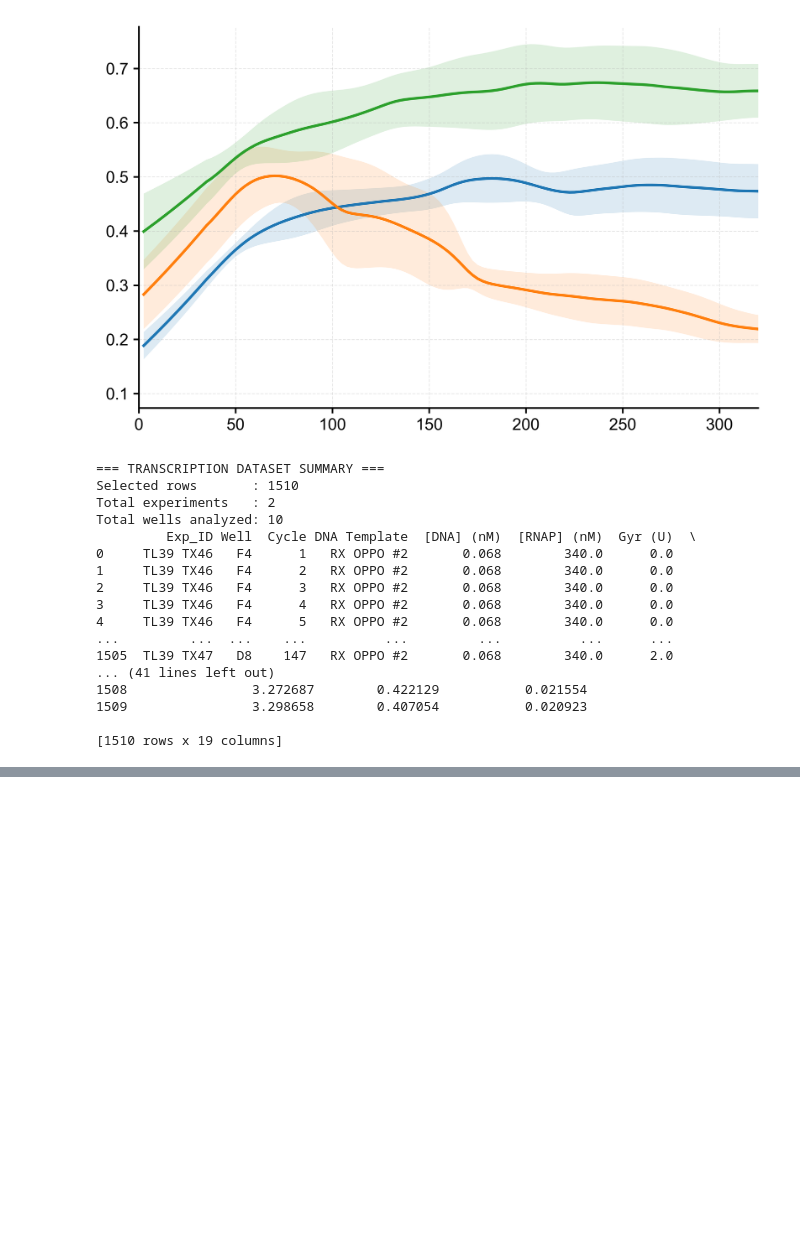
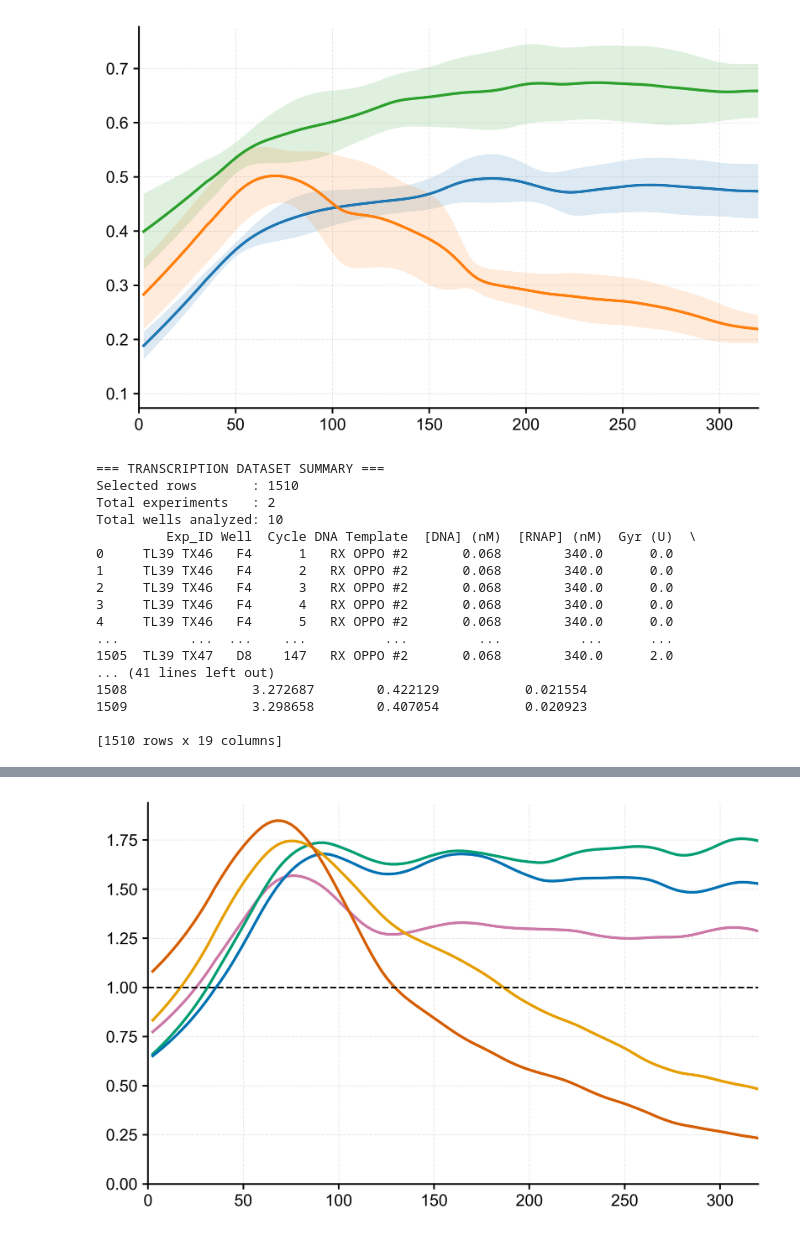
Before and after one commit to timothe-lucas/invitro-transcription-and-supercoiling, a Jupyter notebook: notebooks/03_TX_analysis.ipynb, the cells around one changed output, grey strips where cells are left out. Saved outputs shown, nothing was run; the diff lists cells and outputs as text; code cells hidden in the pictures; blank space fills up the shorter version.

```diff
--- a/notebooks/03_TX_analysis.ipynb
+++ b/notebooks/03_TX_analysis.ipynb
@@ -854,0 +988,89 @@ KeyError: 'Gyr (U)'
+# %%
+fig, ax = plt.subplots(figsize=(7, 4.5))
+
+plot_stats = (
+    results_3_gyr
+    .groupby(["Gyr (U)", "TopoI (U)", "time_min", "DNA Template", "[DNA] (nM)", "[RNAP] (nM)"])
+    .agg(
+        mean=("rate_corrected", "mean"),
+        std=("rate_corrected", "std"),
+        count=("rate_corrected", "count"),
+    )
+    .reset_index()
+)
+
+# Baseline = 0 U Gyrase
+baseline = (
+    plot_stats[plot_stats["Gyr (U)"] == 0]
+    [["TopoI (U)", "time_min", "mean"]]
+    .rename(columns={"mean": "baseline"})
+)
+
+# Fold change vs 0 U Gyrase
+plot_stats = plot_stats.merge(
+    baseline,
+    on=["TopoI (U)", "time_min"],
+    how="left",
+)
+
+plot_stats["fold_change"] = plot_stats["mean"] / plot_stats["baseline"]
+plot_stats["fold_change_std"] = plot_stats["std"] / plot_stats["baseline"]
+
+# Plot only conditions with gyrase
+#colors = {
+#    0.5: "#B8D8C0",
+#    2.0: "#009E73",
+#   4.0: "#5AAE61",
+#    8.0: "#238B45",
+#    16.0: "#005A32",
+#}
+
+colors = {
+    0.5: "#CC79A7",   # violet
+    2.0: "#009E73",   # vert — même que Figure 1
+    4.0: "#0072B2",   # bleu
+    8.0: "#E69F00",   # jaune/orange
+    16.0: "#D55E00",  # orange
+}
+
+for (gyr, topoi), d in plot_stats[plot_stats["Gyr (U)"] != 0].groupby(
+    ["Gyr (U)", "TopoI (U)"]
+):
+    d = d.sort_values("time_min")
+    x = d["time_min"]
+    y = d["fold_change"]
+    sd = d["fold_change_std"]
+
+    ax.plot(
+        x,
+        y,
+        color=colors[gyr],
+        lw=2,
+    )
+
+    ax.fill_between(
+        x,
+        y - sd,
+        y + sd,
+        color=colors[gyr],
+        alpha=0.15,
+        lw=0,
+    )
+
+# Baseline
+ax.axhline(1, color="black", ls="--", lw=1.2)
+
+ax.set_xlim(0, 320)
+ax.set_ylim(0, None)
+ax.grid(True, ls="--", lw=0.6, alpha=0.3)
+
+ax.spines[["top", "right"]].set_visible(False)
+ax.tick_params(direction="out", width=1.2, length=4)
+
+save_path = Path("../figures/fig3_gyrase_TX_analysis.pdf")
+plt.savefig(save_path)
+
+plt.tight_layout()
+plt.show()
+# %% [output]
+[figure, added]
```
Also changed, not shown: parts of 18 cells of this notebook, 17 other files.
